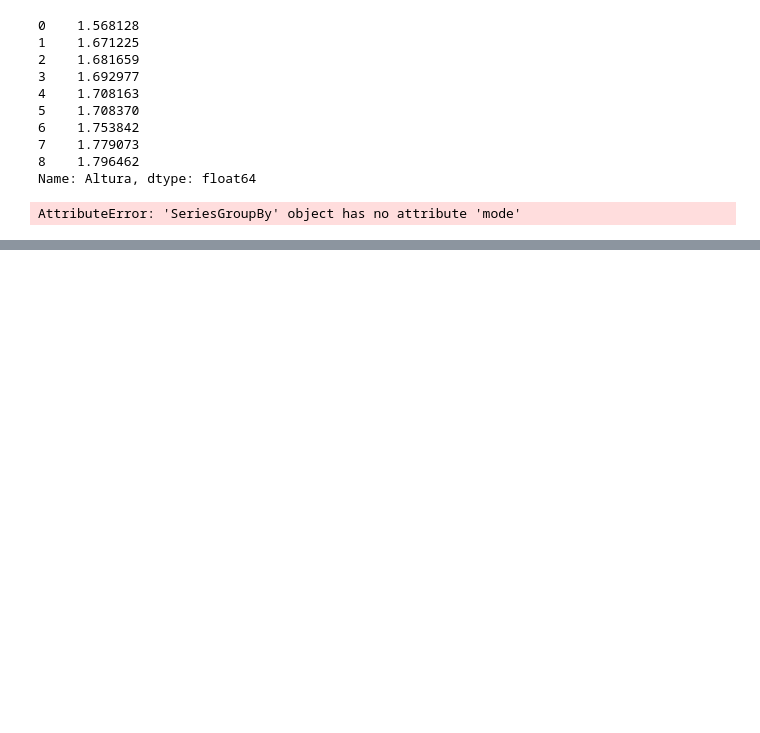
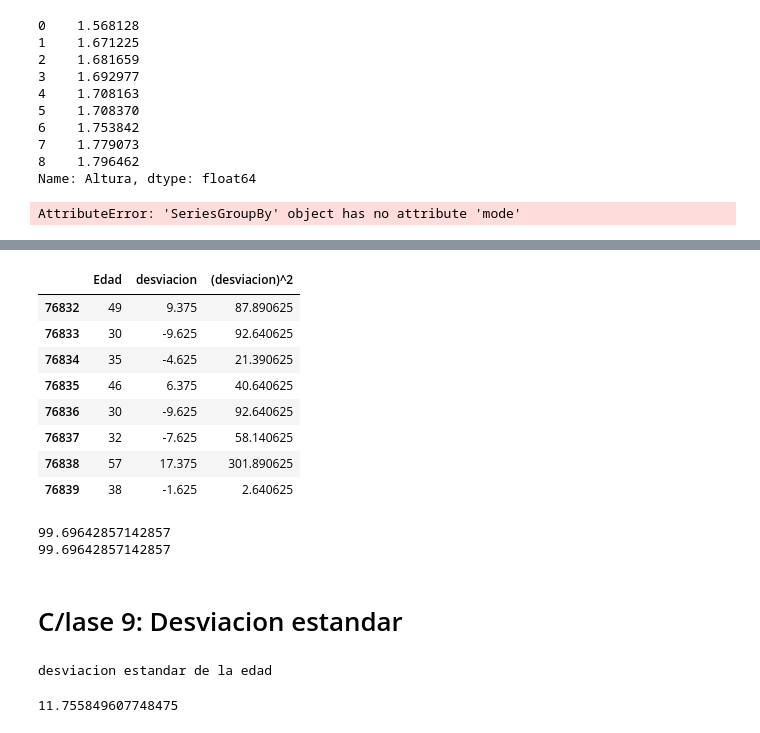
Before and after one commit to Jhlc1/estadistica_python, a Jupyter notebook: Estadistica_1.ipynb, the cells around one changed output, grey strips where cells are left out. Drawn from its saved outputs; the diff is of its cells as text; code cells hidden in the pictures; blank space fills up the shorter version.

```diff
--- a/Estadistica_1.ipynb
+++ b/Estadistica_1.ipynb
@@ -304,0 +395,8 @@ AttributeError: 'SeriesGroupBy' object has no attribute 'mode'
+# %%
+# para saber como se distribuyen los datos en una columna
+
+# Desviación media absoluta
+# cuan separado de la media estoy
+
+test= datos[['Edad']].tail(8)
+test
@@ -304,0 +413,3 @@ AttributeError: 'SeriesGroupBy' object has no attribute 'mode'
+# %%
+edad_media=test.mean()[0]
+print(edad_media)
@@ -304,0 +418,2 @@ AttributeError: 'SeriesGroupBy' object has no attribute 'mode'
+# %%
+test['desviacion']=test['Edad']-edad_media
@@ -304,0 +433,5 @@ AttributeError: 'SeriesGroupBy' object has no attribute 'mode'
+# %%
+#
+test= test[['Edad','desviacion']]  #recuerda que desviacion está en minuscula
+
+test
@@ -304,0 +448,34 @@ AttributeError: 'SeriesGroupBy' object has no attribute 'mode'
+# %%
+test['(desviacion)^2'] =test['desviacion'].pow(2)
+
+test
+# %% [output]
+|  | Edad | desviacion | (desviacion)^2 |
+| 76832 | 49 | 9.375 | 87.890625 |
+| 76833 | 30 | -9.625 | 92.640625 |
+| 76834 | 35 | -4.625 | 21.390625 |
+| 76835 | 46 | 6.375 | 40.640625 |
+| 76836 | 30 | -9.625 | 92.640625 |
+| 76837 | 32 | -7.625 | 58.140625 |
+| 76838 | 57 | 17.375 | 301.890625 |
+| 76839 | 38 | -1.625 | 2.640625 |
+# %%
+#calculo de la varianza
+varianza=test['(desviacion)^2'].sum()/(len(test)-1)
+print(varianza)
+
+#de  manera práctica
+varianza=test['Edad'].var()
+print(varianza)
+# %% [output]
+99.69642857142857
+99.69642857142857
+# %% [markdown]
+# C/lase 9: Desviacion estandar
+# %%
+import numpy as np
+print("desviacion estandar de la edad")
+test['Edad'].std()
+# %% [output]
+desviacion estandar de la edad
+11.755849607748475
```
Also changed, not shown: parts of 18 cells of this notebook, 4 other files.
